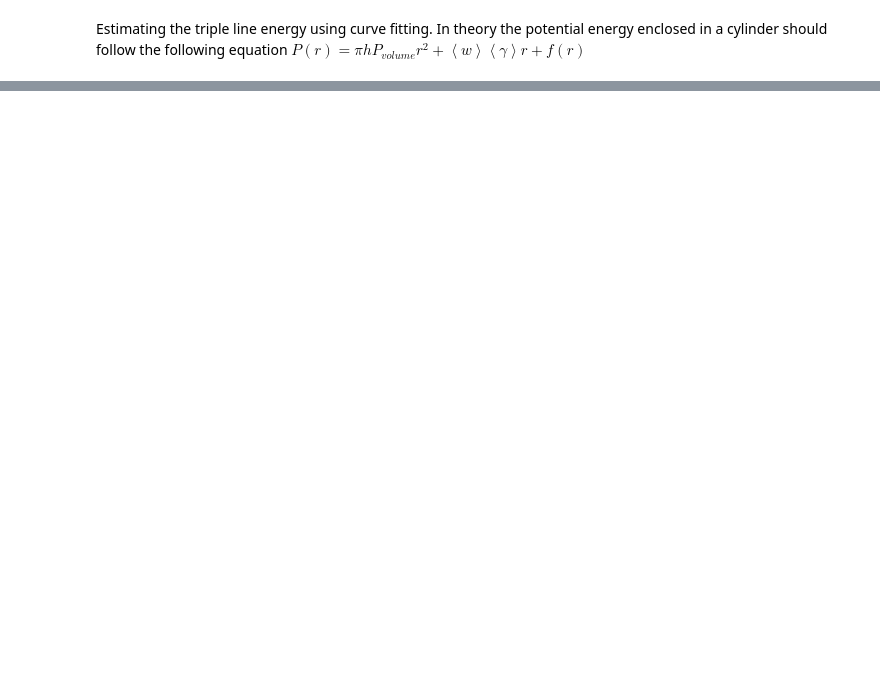
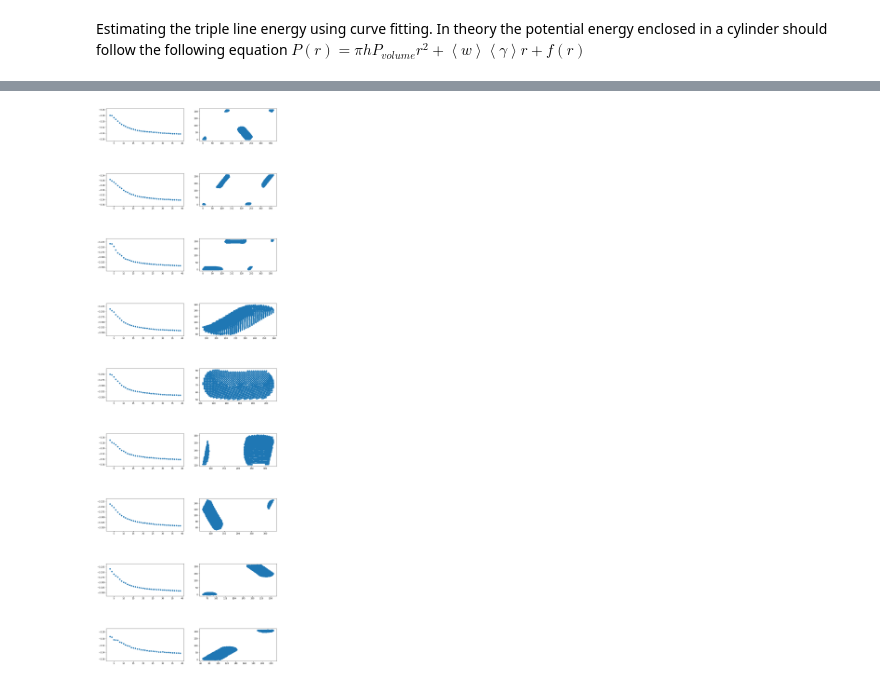
Before and after one commit to PaulTwine/TripleLines.github.io, a Jupyter notebook: TripleLine Fitting.ipynb, the cells around one changed output, grey strips where cells are left out. Saved outputs shown, nothing was run; the diff lists cells and outputs as text; code cells hidden in the pictures; blank space fills up the shorter version.

```diff
--- a/TripleLine Fitting.ipynb
+++ b/TripleLine Fitting.ipynb
@@ -152,17 +152,19 @@ plt.show()
 # %%
 fig,axs = plt.subplots(9,2, figsize = (15,50))
 fig.subplots_adjust(hspace =1)
 axs= axs.ravel()
 lstWidth = list(range(3,40))
 for c,k in enumerate(objProcess.GetUniqueGrainBoundaries()):
     lstGBEnergy = []
     for j in lstWidth:
-        lstI = objProcess.FindGBAtoms(k, j, 8.1)[0]
+        lstI = objProcess.FindGBAtoms(k, j, a1)[0]
         PE = np.mean(objProcess.GetAtomsByID(lstI)[:,objProcess._intPE])
         pts = objProcess.GetAtomsByID(lstI)[:,[1,2]]
         lstGBEnergy.append(PE)
     axs[2*c].scatter(lstWidth, lstGBEnergy)
     axs[2*c+1].scatter(pts[:,0],pts[:,1])
+# %% [output]
+[figure, added]
 # %%
 # lstII = gf.ArcSegment(objProcess.GetAtomData()[:,1:4],np.array([50,50]), -np.array([0,1,0]),-np.array([1,0.8,0]),15)
 # pts = objProcess.GetAtomData()[lstII,1:4]
```
Also changed, not shown: parts of 6 cells of this notebook, 4 other files.
